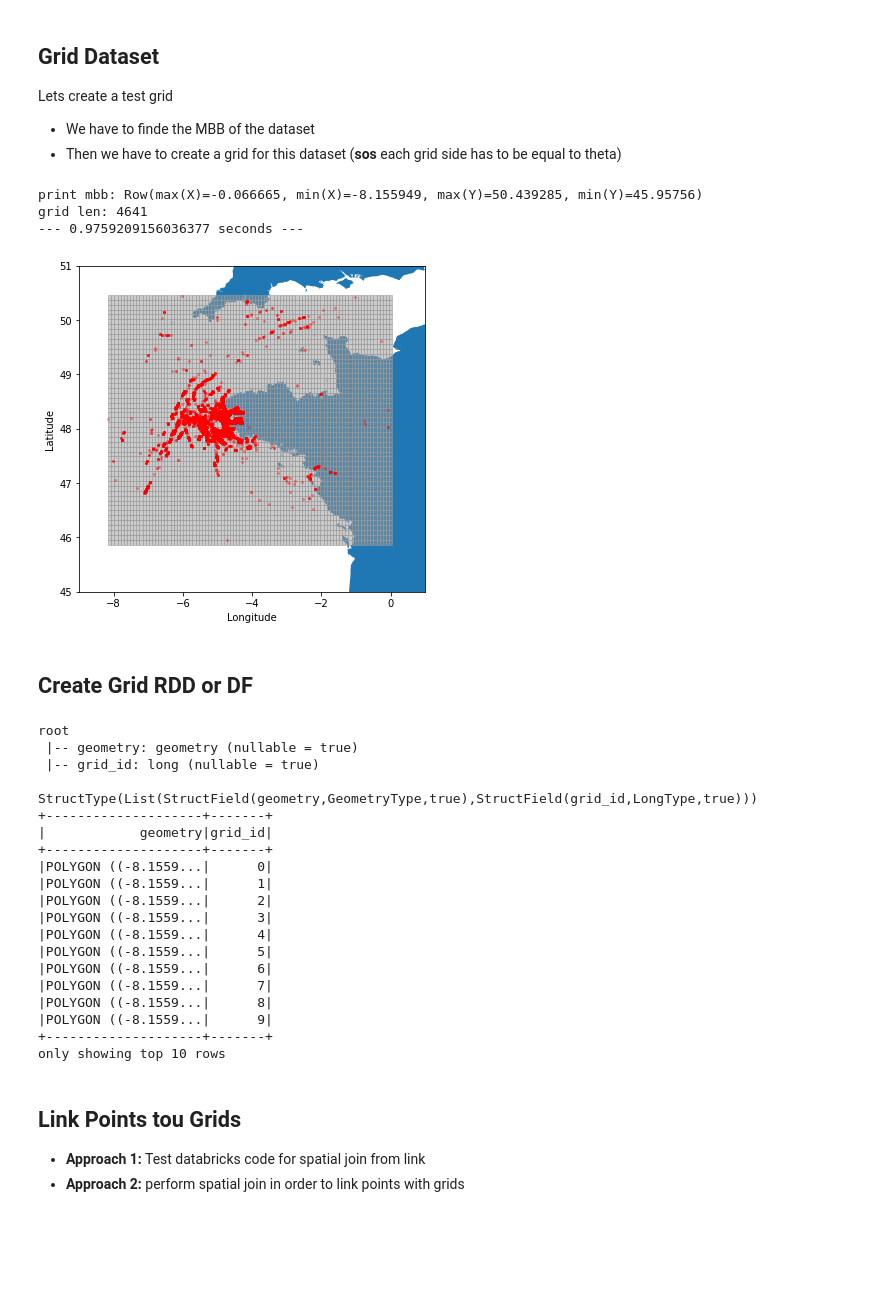
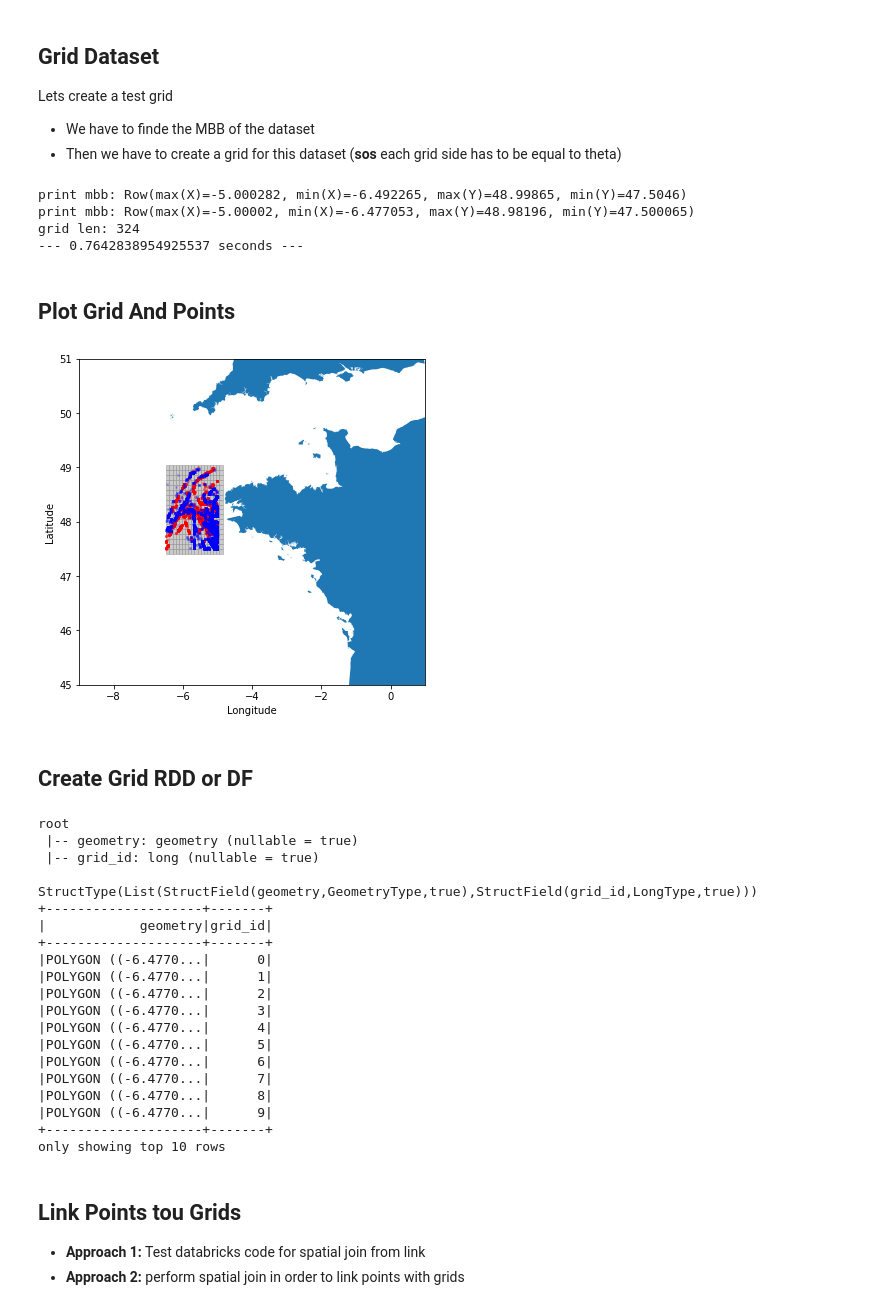
Before and after one commit to Thanasis-Kottaridis/DistributedDistanceJoin, a Jupyter notebook: sparkApplications/TestGridDistanceJoin.ipynb, the cells around one changed output. Saved outputs shown, nothing was run; the diff lists cells and outputs as text; code cells hidden in the pictures; blank space fills up the shorter version.

Commit message:
perform spatial join for second dataset

```diff
--- a/sparkApplications/TestGridDistanceJoin.ipynb
+++ b/sparkApplications/TestGridDistanceJoin.ipynb
@@ -86,6 +86,9 @@ SedonaRegistrator.registerAll(spark)
 # Load CSV File
 df_a = spark.read.csv(header="True", inferSchema="True", path=test_sample_A_path)
 df_a.show(10)
+
+df_b = spark.read.csv(header="True", inferSchema="True", path=test_sample_B_path)
+df_b.show(10)
 # %% [output]
 +---+--------------------+----------+---------+
 |_c0|                 _id|         X|        Y|
@@ -115,0 +114,8 @@ Create shapely poit object for each ping
+# %%
+df_a = df_a.filter( (-6.5 <= df_a.X) & (df_a.X <= -5) & (47.5 <= df_a.Y) & (df_a.Y <= 49))
+print("Total filtered_df_a count {}".format(df_a.count()))
+df_a.show(10)
+
+df_b = df_b.filter( (-6.5 <= df_b.X) & (df_b.X <= -5) & (47.5 <= df_b.Y) & (df_b.Y <= 49))
+print("Total filtered_df_a count {}".format(df_b.count()))
+df_b.show(10)
@@ -121,40 +145,62 @@ Lets create a test grid
 # %%
 cell_time = time.time()
 
-# find min/max X,Y from dataset
-mbb_row = df_a.agg(
+# find min/max X,Y from dataset A
+mbb_row_a = df_a.agg(
     F.max(df_a.X),
     F.min(df_a.X),
     F.max(df_a.Y),
     F.min(df_a.Y),
 ).collect()[0]
-print("print mbb: {}".format(mbb_row))
+print("print mbb: {}".format(mbb_row_a))
+
+# find min/max X,Y from dataset B
+mbb_row_b = df_b.agg(
+    F.max(df_b.X),
+    F.min(df_b.X),
+    F.max(df_b.Y),
+    F.min(df_b.Y),
+).collect()[0]
+print("print mbb: {}".format(mbb_row_b))
+
+# find minimum bounding GRID box from 2 datasets
+min_x = max(mbb_row_a["min(X)"], mbb_row_b["min(X)"])
+max_x = min(mbb_row_a["max(X)"], mbb_row_b["max(X)"])
+min_y = max(mbb_row_a["min(Y)"], mbb_row_b["min(Y)"])
+max_y = min(mbb_row_a["max(Y)"], mbb_row_b["max(Y)"])
 
 #calculate grid for dataset
-grid = utils.getPolyGrid(mbb_row["min(X)"],mbb_row["min(Y)"],mbb_row["max(X)"],mbb_row["max(Y)"], theta=10)
+grid = utils.getPolyGrid(min_x,min_y,max_x,max_y, theta=10)
 print("grid len: {}".format(len(grid)))
 
 print("--- %s seconds ---" % (time.time() - cell_time))
 # %% [output]
-print mbb: Row(max(X)=-0.066665, min(X)=-8.155949, max(Y)=50.439285, min(Y)=45.95756)
-grid len: 4641
---- 0.9759209156036377 seconds ---
+print mbb: Row(max(X)=-5.000282, min(X)=-6.492265, max(Y)=48.99865, min(Y)=47.5046)
+print mbb: Row(max(X)=-5.00002, min(X)=-6.477053, max(Y)=48.98196, min(Y)=47.500065)
+grid len: 324
+--- 0.7642838954925537 seconds ---
+# %% [markdown]
+## Plot Grid And Points
 # %%
 # print grids
 ax = utils.createAXNFigure()
 BLUE = '#6699cc'
 GRAY = '#999999'
 for cell in grid:
     ax.add_patch(PolygonPatch(cell["geometry"], fc=GRAY, ec=GRAY, alpha=0.5, zorder=2))
 
 for row in df_a.collect():
   ax.plot(row.X, row.Y, marker='o', markersize=2, alpha=0.3, c='r')
 
+for row in df_b.collect():
+  ax.plot(row.X, row.Y, marker='x', markersize=2, alpha=0.3, c='b')
+
+
 plt.ylabel("Latitude")
 plt.xlabel("Longitude")
 plt.show()
 # %% [output]
-[figure, old version]
+[figure, new version]
 # %% [markdown]
 ## Create Grid RDD or DF
 # %%
@@ -173,16 +219,16 @@ StructType(List(StructField(geometry,GeometryType,true),StructField(grid_id,Long
 +--------------------+-------+
 |            geometry|grid_id|
 +--------------------+-------+
-|POLYGON ((-8.1559...|      0|
-|POLYGON ((-8.1559...|      1|
-|POLYGON ((-8.1559...|      2|
-|POLYGON ((-8.1559...|      3|
-|POLYGON ((-8.1559...|      4|
-|POLYGON ((-8.1559...|      5|
-|POLYGON ((-8.1559...|      6|
-|POLYGON ((-8.1559...|      7|
-|POLYGON ((-8.1559...|      8|
-|POLYGON ((-8.1559...|      9|
+|POLYGON ((-6.4770...|      0|
+|POLYGON ((-6.4770...|      1|
+|POLYGON ((-6.4770...|      2|
+|POLYGON ((-6.4770...|      3|
+|POLYGON ((-6.4770...|      4|
+|POLYGON ((-6.4770...|      5|
+|POLYGON ((-6.4770...|      6|
+|POLYGON ((-6.4770...|      7|
+|POLYGON ((-6.4770...|      8|
+|POLYGON ((-6.4770...|      9|
 +--------------------+-------+
 only showing top 10 rows
 # %% [markdown]
```
Also changed, not shown: parts of 12 cells of this notebook.
